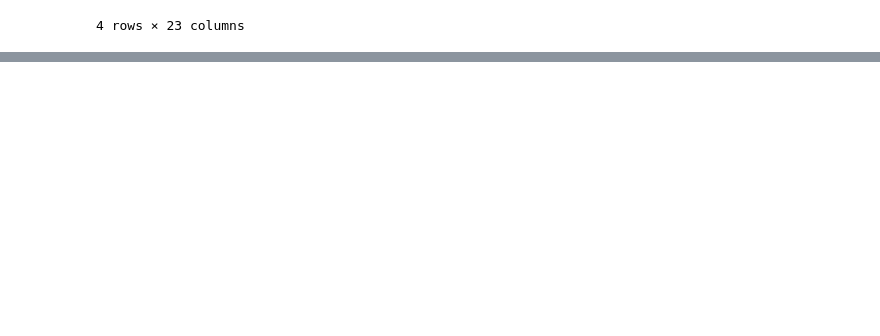
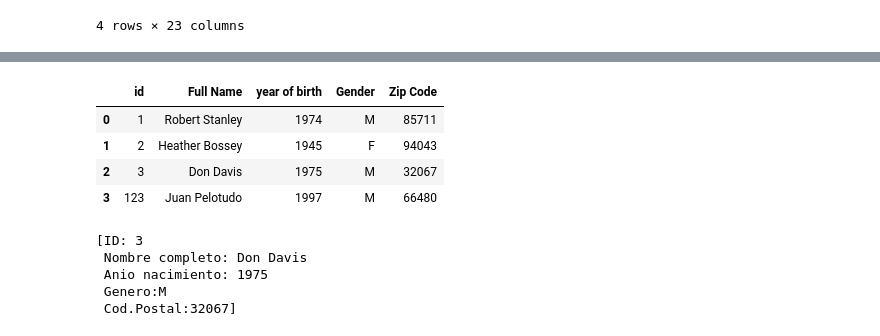
Before and after one commit to jgonzet/DeepLearning_TP1, a Jupyter notebook: Scripts/data_preparation.ipynb, the cells around one changed output, grey strips where cells are left out. Drawn from its saved outputs; the diff is of its cells as text; code cells hidden in the pictures; blank space fills up the shorter version.

```diff
--- a/Scripts/data_preparation.ipynb
+++ b/Scripts/data_preparation.ipynb
@@ -215,0 +308,3 @@ pelis_short
+# %%
+x = '1997-09-22 21:57:58'
+datetime.strptime(x,'%Y-%m-%d %H:%M:%S').year
@@ -215,0 +432,18 @@ pelis_short
+# %%
+personitas = Persona.create_df_from_csv("../Data/personas.csv").head(3)
+personita.write_df(personitas)
+personitas
+# %% [output]
+|  | id | Full Name | year of birth | Gender | Zip Code |
+| 0 | 1 | Robert Stanley | 1974 | M | 85711 |
+| 1 | 2 | Heather Bossey | 1945 | F | 94043 |
+| 2 | 3 | Don Davis | 1975 | M | 32067 |
+| 3 | 123 | Juan Pelotudo | 1997 | M | 66480 |
+# %%
+Persona.get_from_df(df_ppl=personitas,years=[1970,1990],zip_code=32067)
+# %% [output]
+[ID: 3
+ Nombre completo: Don Davis
+ Anio nacimiento: 1975
+ Genero:M
+ Cod.Postal:32067]
```
Also changed, not shown: parts of 18 cells of this notebook, 1 other file.
